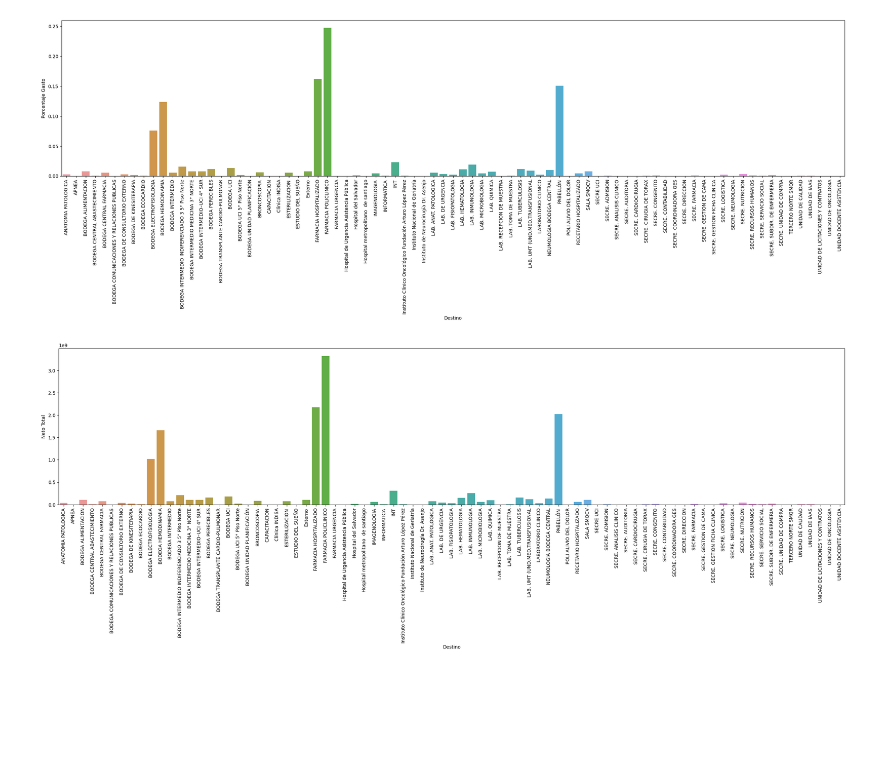
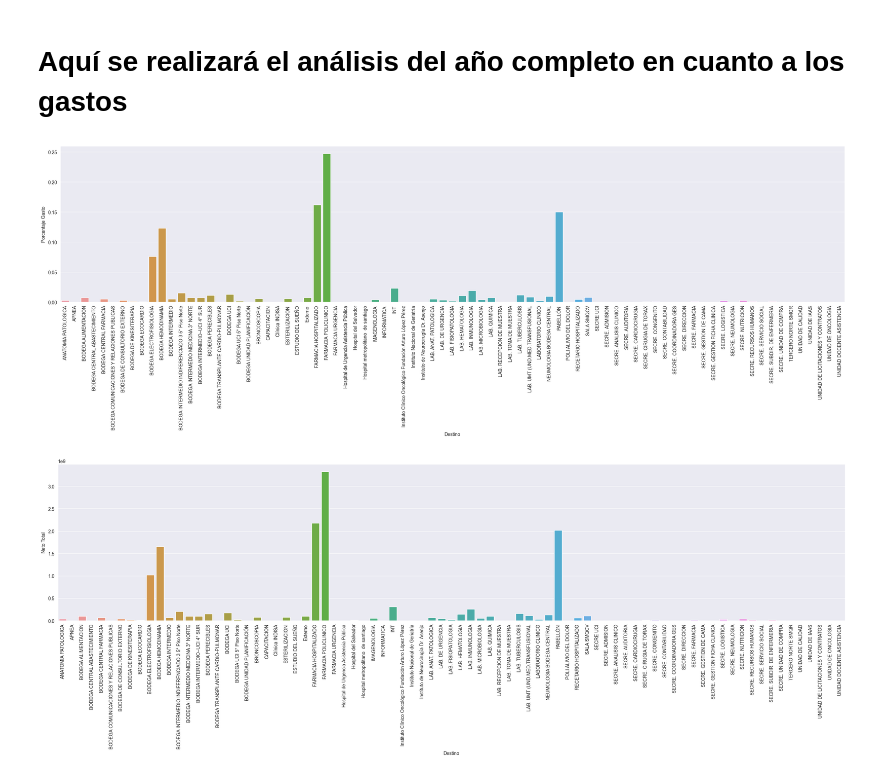
Before and after one commit to JavierRojas14/int, a Jupyter notebook: Finanzas/analisis_gasto_por_servicio/2022/analisis.ipynb, the cells around one changed output. Saved outputs shown, nothing was run; the diff lists cells and outputs as text; code cells hidden in the pictures; blank space fills up the shorter version.

```diff
--- a/Finanzas/analisis_gasto_por_servicio/2022/analisis.ipynb
+++ b/Finanzas/analisis_gasto_por_servicio/2022/analisis.ipynb
@@ -4,14 +4,15 @@ import os
 import matplotlib.pyplot as plt
 import seaborn as sns
 
-pd.options.display.float_format = '{:.2f}'.format
+sns.set_style("darkgrid")
+pd.options.display.float_format = '{:,.2f}'.format
 # %%
 def obtener_full_path(directorio):
     return [os.path.join(directorio, file) for file in os.listdir(directorio)]
 
-def plottear_eje(y, df):
+def plottear(x, y, df):
     fig, axis = plt.subplots(1, 1, figsize=(30, 6))
-    sns.barplot(data=df, x='Destino', y=y, ax=axis)
+    sns.barplot(data=df, x=x, y=y, ax=axis)
     axis.set_xticklabels(axis.get_xticklabels(), rotation=90)
     plt.show()
     return fig
@@ -19,17 +20,19 @@ def plottear_eje(y, df):
 df = pd.concat(map(lambda x: pd.read_csv(x, parse_dates=[
                0], dayfirst=True), obtener_full_path('input')))
 df = df.sort_values('Fecha')
+# %% [markdown]
+# Aquí se realizará el análisis del año completo en cuanto a los gastos
 # %%
 df_salidas = df.query('Movimiento == "Salida"')
 costos_por_unidades = df_salidas.groupby('Destino').sum().reset_index()
 costos_por_unidades['Porcentaje Gasto'] = costos_por_unidades['Neto Total'] / \
     costos_por_unidades['Neto Total'].sum()
 # %%
-figura_porcentaje_global = plottear_eje(y='Porcentaje Gasto', df=costos_por_unidades)
-figura_gasto_neto_global = plottear_eje(y='Neto Total', df=costos_por_unidades)
+figura_porcentaje_global = plottear(x='Destino', y='Porcentaje Gasto', df=costos_por_unidades)
+figura_gasto_neto_global = plottear(x='Destino', y='Neto Total', df=costos_por_unidades)
 # %% [output]
-[figure, old version]
+[figure, new version]
-[figure, old version]
+[figure, new version]
 # %%
 gastos_mayores_a_1000000000 = costos_por_unidades.query('`Neto Total` >= 1000000000')
 gastos_menores_a_1000000000 = costos_por_unidades.query('`Neto Total` < 1000000000')
```
Also changed, not shown: parts of 8 cells of this notebook.
